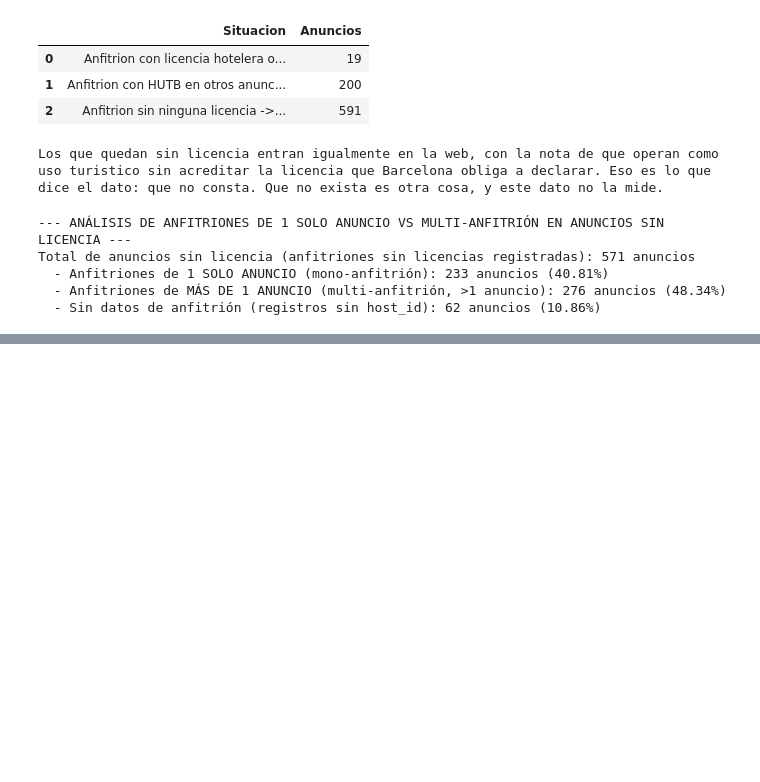
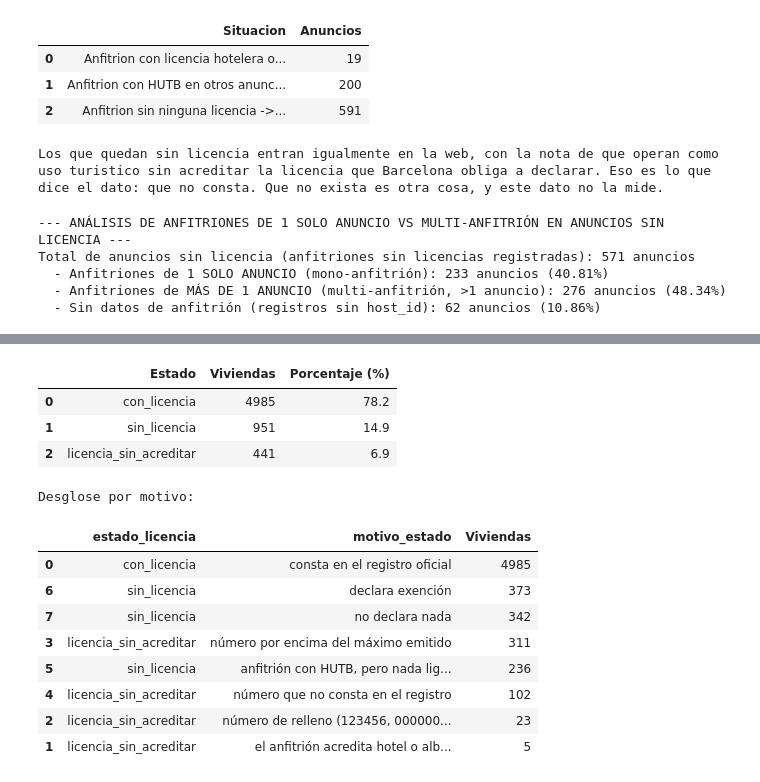
Before and after one commit to Ruthlessallen/Turismo-y-Barcelona, a Jupyter notebook: revisar_airbnb_revisado.ipynb, the cells around one changed output, grey strips where cells are left out. Cells and saved outputs as stored; diff of their text form; code cells hidden in the pictures; blank space fills up the shorter version.

```diff
--- a/revisar_airbnb_revisado.ipynb
+++ b/revisar_airbnb_revisado.ipynb
@@ -2180,0 +2240,65 @@ NOTA QUE DEBE ACOMPAÑAR A ESTAS CIFRAS EN LA WEB
+# %%
+# 31. El conjunto que va a la web
+#
+# Solo vivienda de uso turístico: lo que la eliminación de 2028 alcanza. Se excluye el alojamiento
+# reglado --hoteles, albergues, apartaments turístics-- que cuenta en el otro lado del análisis.
+#
+# Y dentro de eso, solo lo que es cesión de la vivienda entera, con estancia de 31 noches o menos
+# y actividad reciente.
+
+import pandas as pd
+
+df["last_review_dt"] = pd.to_datetime(df["last_review"], errors="coerce")
+
+es_reglado = df["prefijo"].isin(["HB", "HCC", "AJ", "ATB", "ATCC"])
+alcance = (
+    ~es_reglado
+    & (df["room_type"] == "Entire home/apt")
+    & (df["minimum_nights"] <= 31)
+    & (df["last_review_dt"] >= "2025-09-01")
+)
+para_web = df[alcance].drop_duplicates(subset=["name", "host_id"], keep="first").copy()
+
+print("--- CONJUNTO PARA LA WEB ---")
+print(f"De {len(df):,} anuncios:")
+print(f"  -{int(es_reglado.sum()):5,}  alojamiento reglado (hotel, albergue, apartament turístic)")
+print(f"  -{int((~es_reglado & (df['room_type'] != 'Entire home/apt')).sum()):5,}  no es cesión de vivienda entera")
+print(f"  -{int((~es_reglado & (df['room_type'] == 'Entire home/apt') & (df['minimum_nights'] > 31)).sum()):5,}  estancia mínima de 32 noches o más")
+print(f"  = {len(para_web):,} viviendas de uso turístico activas y sin duplicar")
+print()
+
+resumen = para_web["estado_licencia"].value_counts().reset_index()
+resumen.columns = ["Estado", "Viviendas"]
+resumen["Porcentaje (%)"] = (resumen["Viviendas"] / len(para_web) * 100).round(1)
+display(resumen)
+
+print("\nDesglose por motivo:")
+display(para_web.groupby(["estado_licencia", "motivo_estado"]).size()
+        .rename("Viviendas").reset_index().sort_values("Viviendas", ascending=False))
+
+destino = RAIZ / "data" / "gold" / "airbnb_para_web.csv"
+para_web.to_csv(destino, index=False, encoding="utf-8")
+print(f"\nGuardado en {destino.relative_to(RAIZ)}")
+
+print("""
+NOTA QUE DEBE ACOMPAÑAR A ESTAS CIFRAS EN LA WEB
+
+  `licencia_sin_acreditar` es que el número declarado NO CONSTA en el registro oficial. Puede
+  deberse a un error al teclear o a un campo rellenado sin licencia real, y el dato no distingue
+  entre las dos cosas.
+
+  Dentro de este grupo, 889 declaran un número por encima del máximo emitido (HUTB-80024). De
+  ellos, 36 están cerca del techo y son compatibles con un error; los otros 853 tienen un dígito
+  de más. Y 20 de esos números aparecen en anuncios de anfitriones DISTINTOS --hasta doce para un
+  mismo número--, lo que descarta el error independiente y apunta a números que circulan.
+
+  `sin_licencia` es que no declara nada y nada sostiene que la tenga.
+
+  En ninguno de los dos casos se puede afirmar que la licencia no exista. Lo que se mide es lo que
+  la plataforma publica, y Barcelona obliga a declararla ahí: lo que consta es el incumplimiento de
+  esa obligación de declarar.
+
+  El caso más sólido no es estar por encima del techo --un dígito de más lo produce-- sino que el
+  mismo número aparezca en anuncios de titulares distintos.
+""")
+# %% [output]
@@ -2180,0 +2311,14 @@ NOTA QUE DEBE ACOMPAÑAR A ESTAS CIFRAS EN LA WEB
+|  | Estado | Viviendas | Porcentaje (%) |
+| 0 | con_licencia | 4985 | 78.2 |
+| 1 | sin_licencia | 951 | 14.9 |
+| 2 | licencia_sin_acreditar | 441 | 6.9 |
+Desglose por motivo:
+|  | estado_licencia | motivo_estado | Viviendas |
+| 0 | con_licencia | consta en el registro oficial | 4985 |
+| 6 | sin_licencia | declara exención | 373 |
+| 7 | sin_licencia | no declara nada | 342 |
+| 3 | licencia_sin_acreditar | número por encima del máximo emitido | 311 |
+| 5 | sin_licencia | anfitrión con HUTB, pero nada lig... | 236 |
+| 4 | licencia_sin_acreditar | número que no consta en el registro | 102 |
+| 2 | licencia_sin_acreditar | número de relleno (123456, 000000... | 23 |
+| 1 | licencia_sin_acreditar | el anfitrión acredita hotel o alb... | 5 |
```
Also changed, not shown: parts of 8 cells of this notebook, 2 other files.
